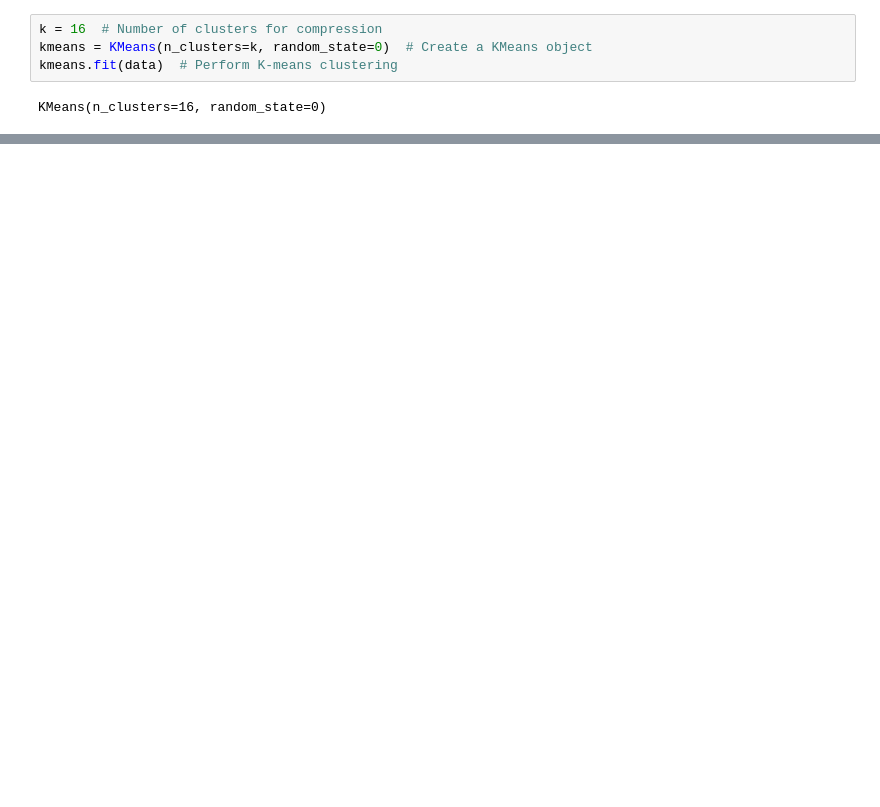
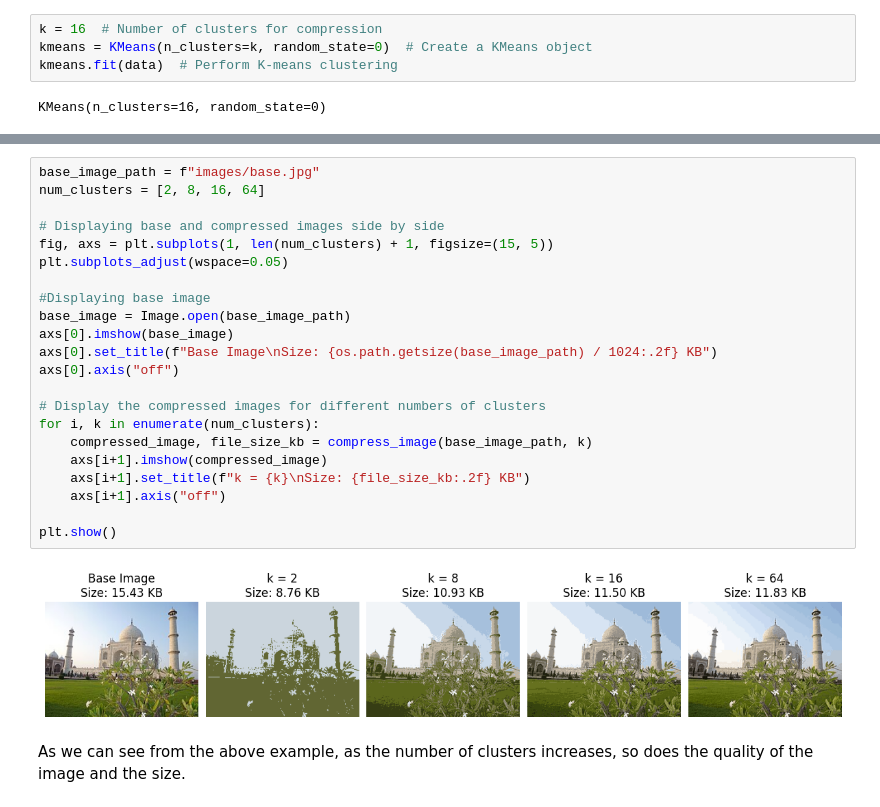
Before and after one commit to sushiselite/KMeans-Compress, a Jupyter notebook: Compress.ipynb, the cells around one changed output, grey strips where cells are left out. Saved outputs shown, nothing was run; the diff lists cells and outputs as text; blank space fills up the shorter version.

```diff
--- a/Compress.ipynb
+++ b/Compress.ipynb
@@ -59,0 +187,26 @@ compressed_image.save('compressed_image.jpg')
+# %%
+base_image_path = f"images/base.jpg"
+num_clusters = [2, 8, 16, 64]
+
+# Displaying base and compressed images side by side
+fig, axs = plt.subplots(1, len(num_clusters) + 1, figsize=(15, 5))
+plt.subplots_adjust(wspace=0.05)
+
+#Displaying base image
+base_image = Image.open(base_image_path)
+axs[0].imshow(base_image)
+axs[0].set_title(f"Base Image\nSize: {os.path.getsize(base_image_path) / 1024:.2f} KB")
+axs[0].axis("off")
+
+# Display the compressed images for different numbers of clusters
+for i, k in enumerate(num_clusters):
+    compressed_image, file_size_kb = compress_image(base_image_path, k)
+    axs[i+1].imshow(compressed_image)
+    axs[i+1].set_title(f"k = {k}\nSize: {file_size_kb:.2f} KB")
+    axs[i+1].axis("off")
+
+plt.show()
+# %% [output]
+[figure, added]
+# %% [markdown]
+As we can see from the above example, as the number of clusters increases, so does the quality of the image and the size.
```
Also changed, not shown: parts of 15 cells of this notebook, 7 other files.
